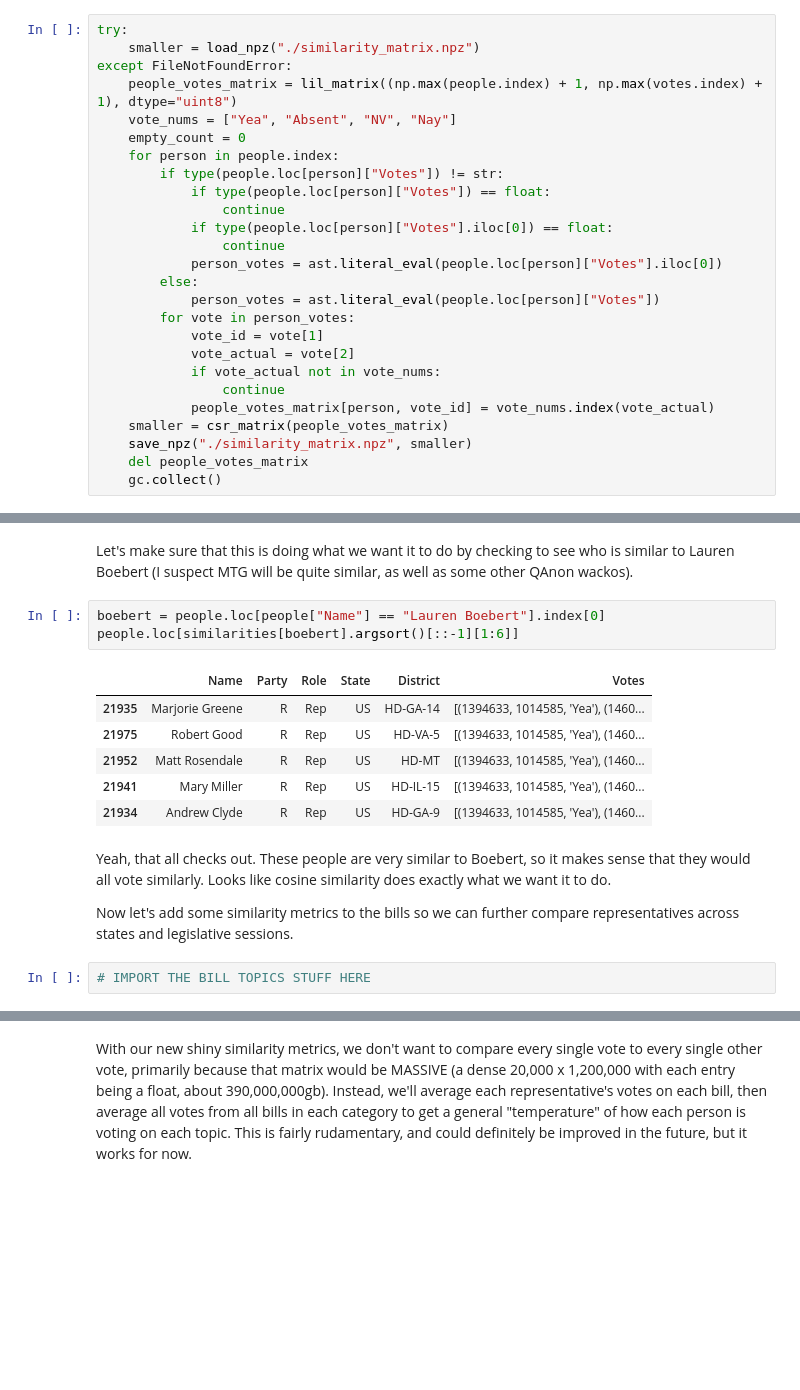
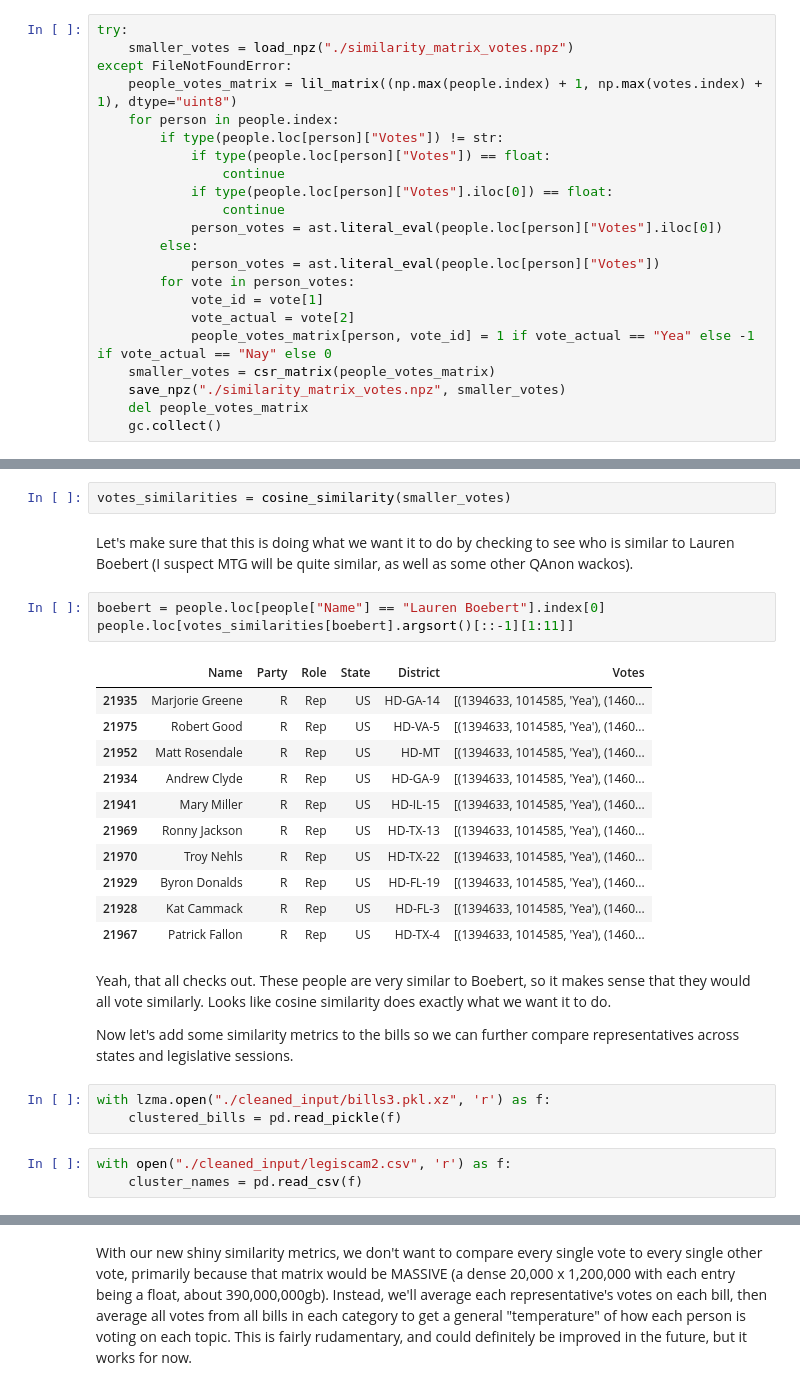
Before and after one commit to silas-wunder/LegiScan, a Jupyter notebook: basic_analysis.ipynb, the cells around one changed output, grey strips where cells are left out. Saved outputs shown, nothing was run; the diff lists cells and outputs as text; blank space fills up the shorter version.

Commit message:
final analysis stuff

```diff
--- a/basic_analysis.ipynb
+++ b/basic_analysis.ipynb
@@ -80,11 +82,9 @@ people.to_pickle("./cleaned_input/people_votes.pkl.xz")
 Now that that's done, let's create a massive matrix of all people and all votes to make comparisons easy. This will take up a massive amount of space (18,000 x 1,292,603), but it will be insanely sparse, so we'll take advantage of that and use sparse matrix representation offered by SciPy.
 # %%
 try:
-    smaller = load_npz("./similarity_matrix.npz")
+    smaller_votes = load_npz("./similarity_matrix_votes.npz")
 except FileNotFoundError:
     people_votes_matrix = lil_matrix((np.max(people.index) + 1, np.max(votes.index) + 1), dtype="uint8")
-    vote_nums = ["Yea", "Absent", "NV", "Nay"]
-    empty_count = 0
     for person in people.index:
         if type(people.loc[person]["Votes"]) != str:
             if type(people.loc[person]["Votes"]) == float:
@@ -97,11 +97,9 @@ except FileNotFoundError:
         for vote in person_votes:
             vote_id = vote[1]
             vote_actual = vote[2]
-            if vote_actual not in vote_nums:
-                continue
-            people_votes_matrix[person, vote_id] = vote_nums.index(vote_actual)
-    smaller = csr_matrix(people_votes_matrix)
-    save_npz("./similarity_matrix.npz", smaller)
+            people_votes_matrix[person, vote_id] = 1 if vote_actual == "Yea" else -1 if vote_actual == "Nay" else 0
+    smaller_votes = csr_matrix(people_votes_matrix)
+    save_npz("./similarity_matrix_votes.npz", smaller_votes)
     del people_votes_matrix
     gc.collect()
 # %% [markdown]
@@ -111,18 +107,29 @@ similarities = cosine_similarity(smaller)
+# %%
+votes_similarities = cosine_similarity(smaller_votes)
 # %% [markdown]
 Let's make sure that this is doing what we want it to do by checking to see who is similar to Lauren Boebert (I suspect MTG will be quite similar, as well as some other QAnon wackos).
 # %%
 boebert = people.loc[people["Name"] == "Lauren Boebert"].index[0]
-people.loc[similarities[boebert].argsort()[::-1][1:6]]
+people.loc[votes_similarities[boebert].argsort()[::-1][1:11]]
 # %% [output]
 |  | Name | Party | Role | State | District | Votes |
 | 21935 | Marjorie Greene | R | Rep | US | HD-GA-14 | [(1394633, 1014585, 'Yea'), (1460... |
 | 21975 | Robert Good | R | Rep | US | HD-VA-5 | [(1394633, 1014585, 'Yea'), (1460... |
 | 21952 | Matt Rosendale | R | Rep | US | HD-MT | [(1394633, 1014585, 'Yea'), (1460... |
+| 21934 | Andrew Clyde | R | Rep | US | HD-GA-9 | [(1394633, 1014585, 'Yea'), (1460... |
 | 21941 | Mary Miller | R | Rep | US | HD-IL-15 | [(1394633, 1014585, 'Yea'), (1460... |
-| 21934 | Andrew Clyde | R | Rep | US | HD-GA-9 | [(1394633, 1014585, 'Yea'), (1460... |
+| 21969 | Ronny Jackson | R | Rep | US | HD-TX-13 | [(1394633, 1014585, 'Yea'), (1460... |
+| 21970 | Troy Nehls | R | Rep | US | HD-TX-22 | [(1394633, 1014585, 'Yea'), (1460... |
+| 21929 | Byron Donalds | R | Rep | US | HD-FL-19 | [(1394633, 1014585, 'Yea'), (1460... |
+| 21928 | Kat Cammack | R | Rep | US | HD-FL-3 | [(1394633, 1014585, 'Yea'), (1460... |
+| 21967 | Patrick Fallon | R | Rep | US | HD-TX-4 | [(1394633, 1014585, 'Yea'), (1460... |
 # %% [markdown]
 Yeah, that all checks out. These people are very similar to Boebert, so it makes sense that they would all vote similarly. Looks like cosine similarity does exactly what we want it to do.
 
 Now let's add some similarity metrics to the bills so we can further compare representatives across states and legislative sessions.
-# %%
-# IMPORT THE BILL TOPICS STUFF HERE
+# %%
+with lzma.open("./cleaned_input/bills3.pkl.xz", 'r') as f:
+    clustered_bills = pd.read_pickle(f)
+# %%
+with open("./cleaned_input/legiscam2.csv", 'r') as f:
+    cluster_names = pd.read_csv(f)
```
Also changed, not shown: parts of 17 cells of this notebook, 2 other files.
